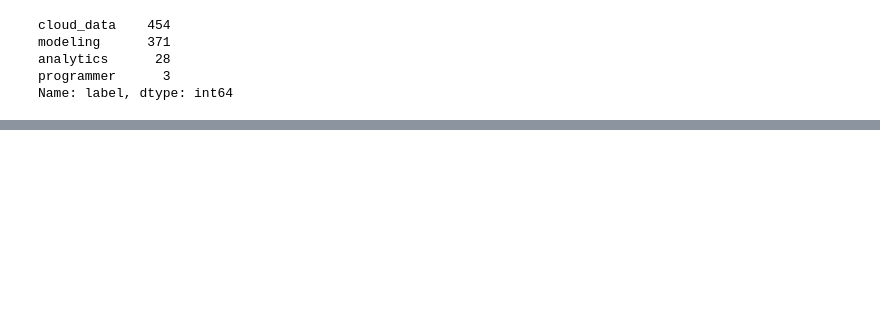
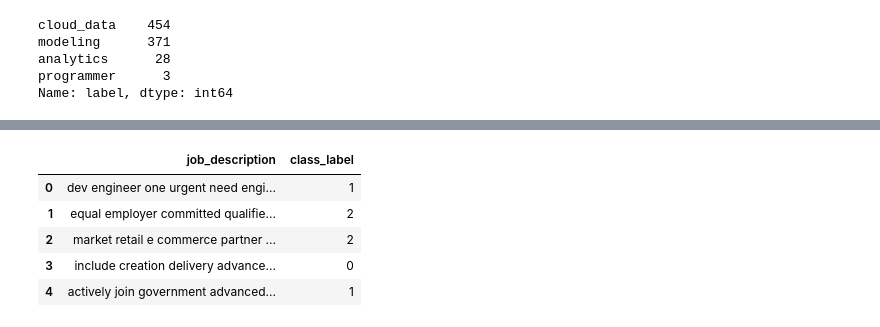
Before and after one commit to mwalbers1/DSC-609-Summer-2022, a Jupyter notebook: Machine_Learning_Final_Project.ipynb, the cells around one changed output, grey strips where cells are left out. Saved outputs shown, nothing was run; the diff lists cells and outputs as text; code cells hidden in the pictures; blank space fills up the shorter version.

```diff
--- a/Machine_Learning_Final_Project.ipynb
+++ b/Machine_Learning_Final_Project.ipynb
@@ -621,0 +694,11 @@ Name: label, dtype: int64
+# %%
+dataset = job_postings_df[['job_description', 'class_label']]
+# %%
+dataset.head()
+# %% [output]
+|  | job_description | class_label |
+| 0 | dev engineer one urgent need engi... | 1 |
+| 1 | equal employer committed qualifie... | 2 |
+| 2 | market retail e commerce partner ... | 2 |
+| 3 | include creation delivery advance... | 0 |
+| 4 | actively join government advanced... | 1 |
```
Also changed, not shown: parts of 49 cells of this notebook.
